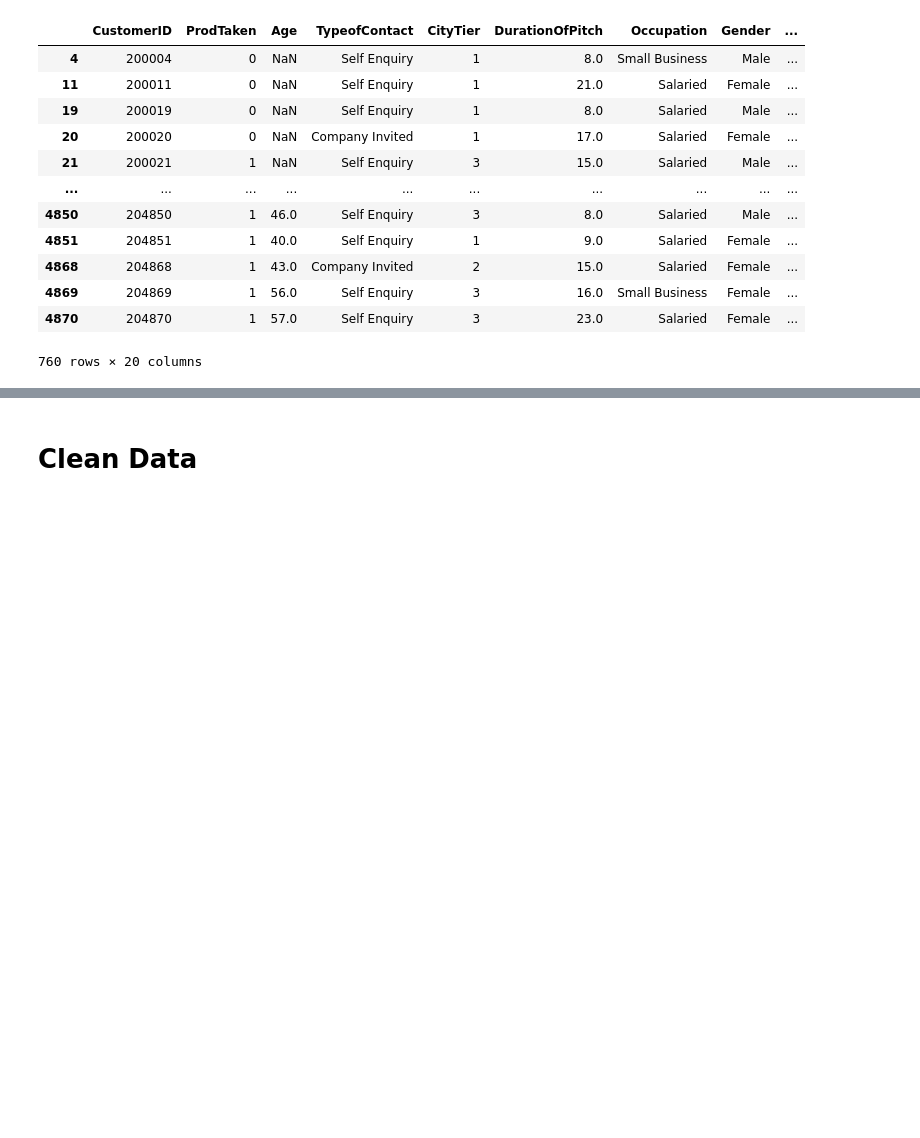
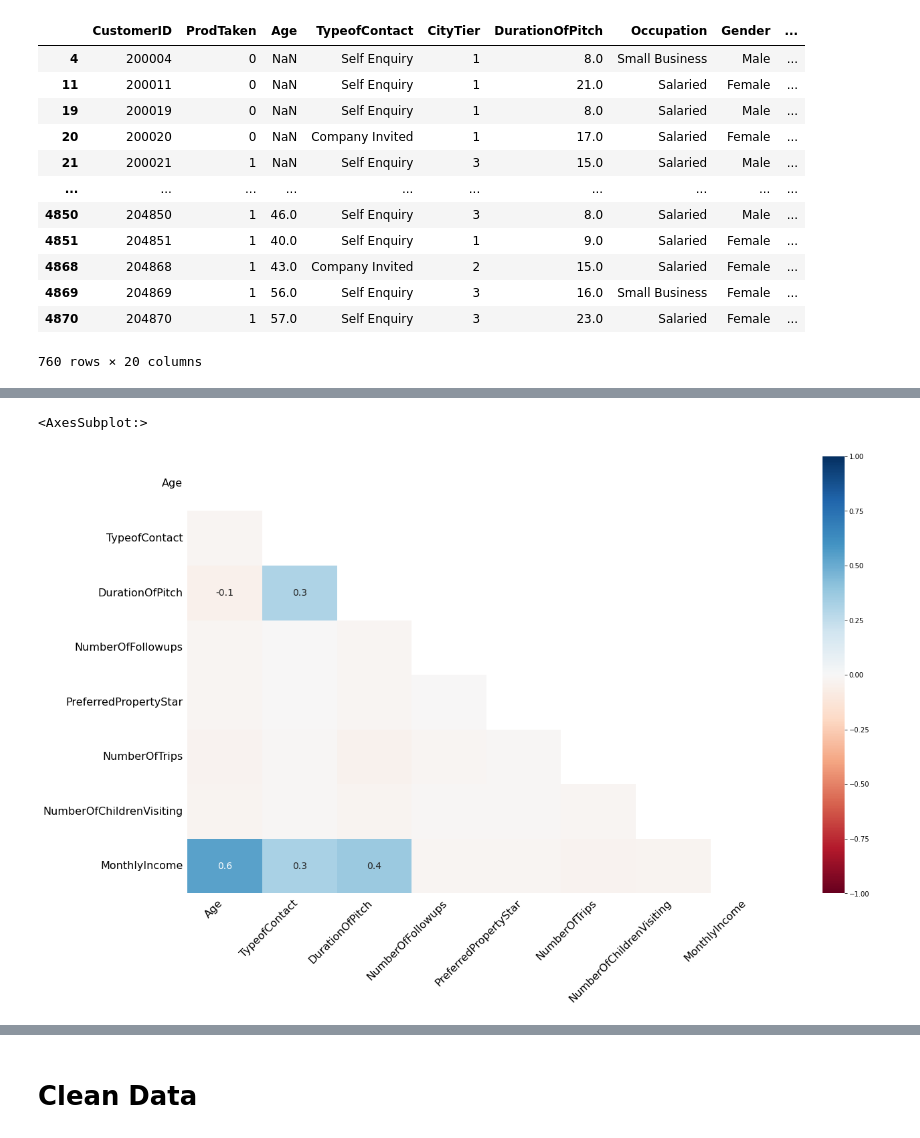
Before and after one commit to chabazite/Tourism_recommendations, a Jupyter notebook: notebooks/1.0_ASI_Data_Cleaning.ipynb, the cells around one changed output, grey strips where cells are left out. Drawn from its saved outputs; the diff is of its cells as text; code cells hidden in the pictures; blank space fills up the shorter version.

```diff
--- a/notebooks/1.0_ASI_Data_Cleaning.ipynb
+++ b/notebooks/1.0_ASI_Data_Cleaning.ipynb
@@ -66,0 +102,7 @@ print(f"{percent_null}% of the rows contain null values")
+# %%
+# heatmap on nullity correlation
+
+msno.heatmap(tourism_df)
+# %% [output]
+<AxesSubplot:>
+[figure, added]
```
Also changed, not shown: parts of 7 cells of this notebook.
